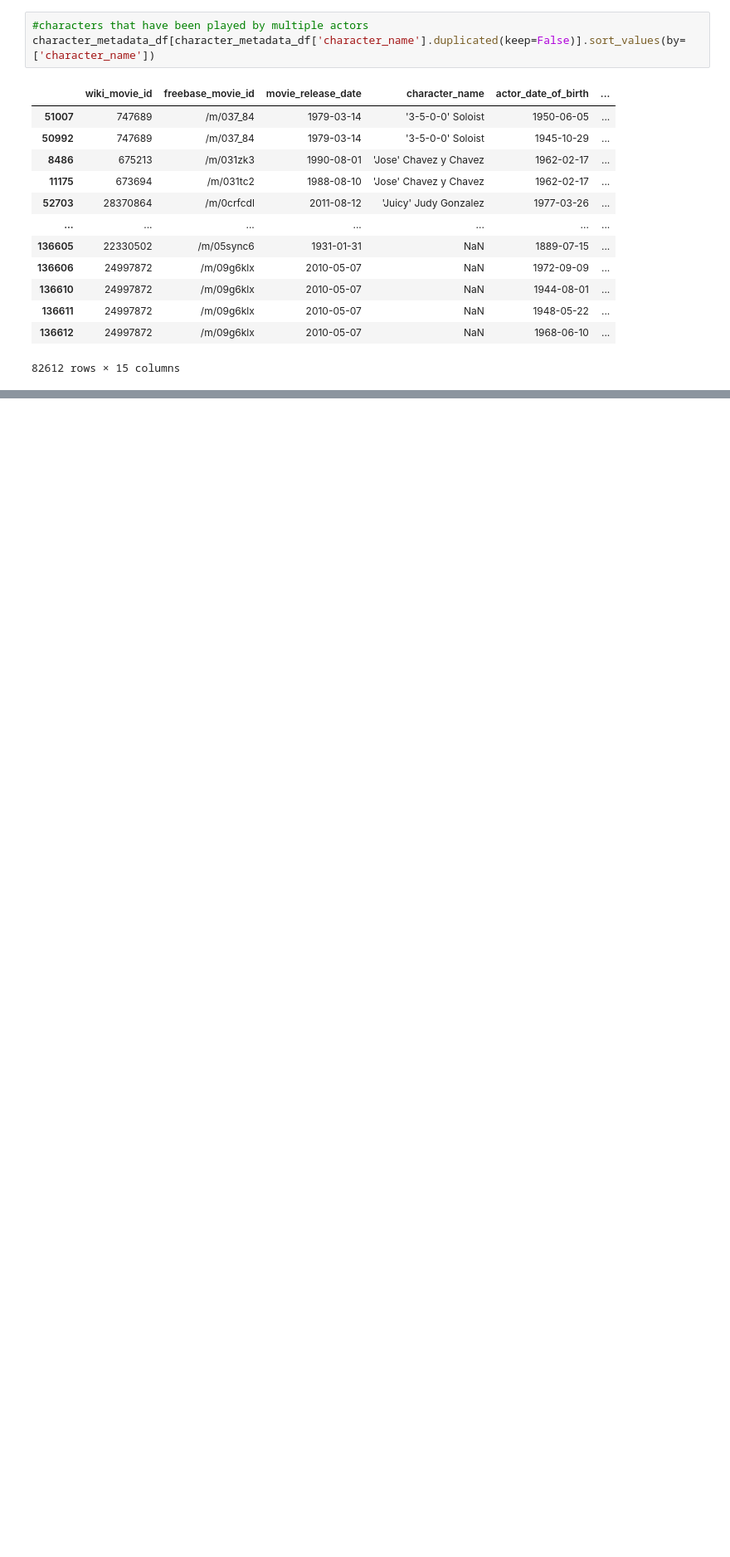
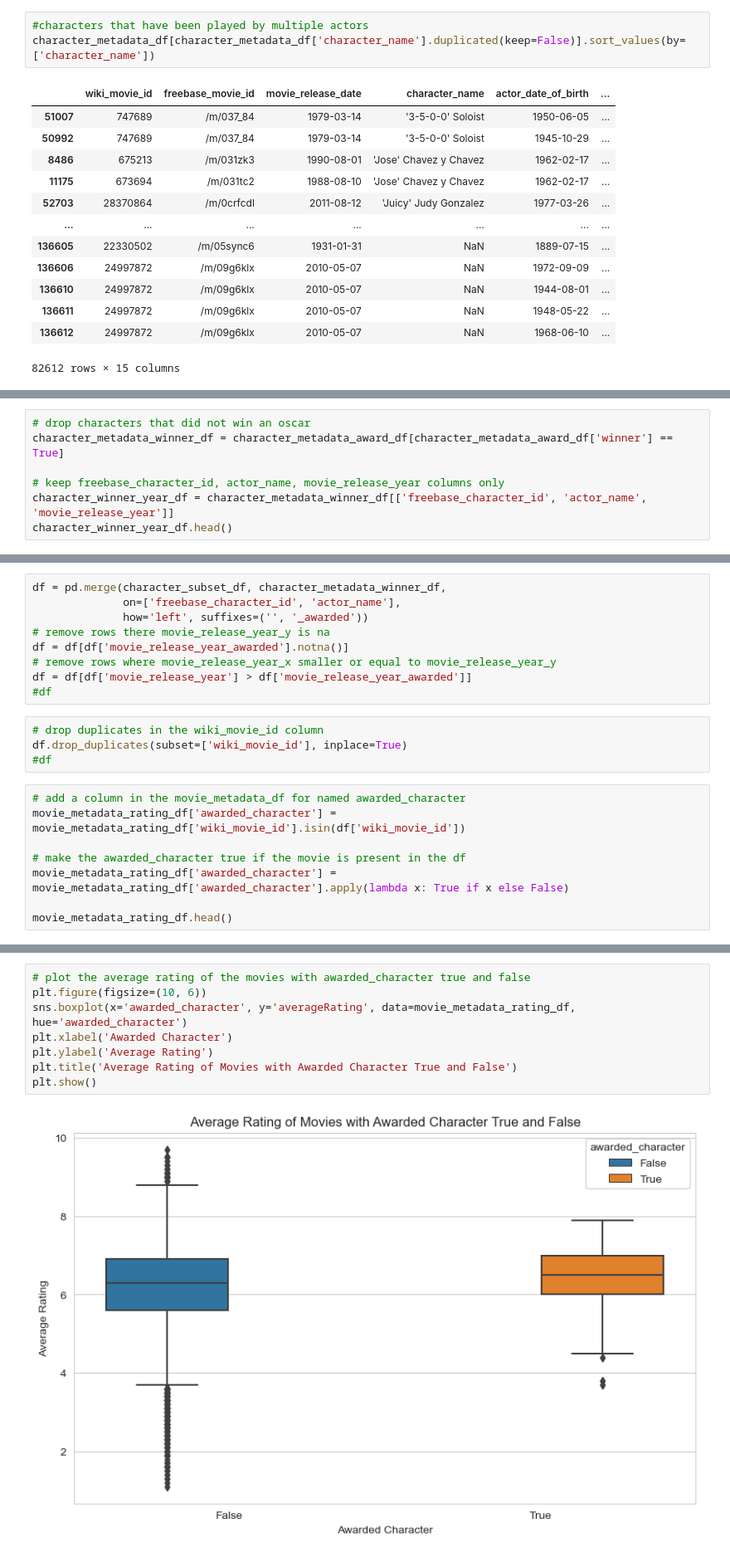
Before and after one commit to epfl-ada/ada-2023-project-adhd2023, a Jupyter notebook: milestone2.ipynb, the cells around one changed output, grey strips where cells are left out. Shown: that part at 83% size. Drawn from its saved outputs; the diff is of its cells as text; blank space fills up the shorter version.

```diff
--- a/milestone2.ipynb
+++ b/milestone2.ipynb
@@ -876,0 +1018,7 @@ character_metadata_df[character_metadata_df['character_name'].duplicated(keep=Fa
+# %%
+# drop characters that did not win an oscar
+character_metadata_winner_df = character_metadata_award_df[character_metadata_award_df['winner'] == True]
+
+# keep freebase_character_id, actor_name, movie_release_year columns only
+character_winner_year_df = character_metadata_winner_df[['freebase_character_id', 'actor_name', 'movie_release_year']]
+character_winner_year_df.head()
@@ -876,0 +1032,21 @@ character_metadata_df[character_metadata_df['character_name'].duplicated(keep=Fa
+# %%
+df = pd.merge(character_subset_df, character_metadata_winner_df,
+              on=['freebase_character_id', 'actor_name'],
+              how='left', suffixes=('', '_awarded'))
+# remove rows there movie_release_year_y is na
+df = df[df['movie_release_year_awarded'].notna()]
+# remove rows where movie_release_year_x smaller or equal to movie_release_year_y
+df = df[df['movie_release_year'] > df['movie_release_year_awarded']]
+#df
+# %%
+# drop duplicates in the wiki_movie_id column
+df.drop_duplicates(subset=['wiki_movie_id'], inplace=True)
+#df
+# %%
+# add a column in the movie_metadata_df for named awarded_character
+movie_metadata_rating_df['awarded_character'] = movie_metadata_rating_df['wiki_movie_id'].isin(df['wiki_movie_id'])
+
+# make the awarded_character true if the movie is present in the df
+movie_metadata_rating_df['awarded_character'] = movie_metadata_rating_df['awarded_character'].apply(lambda x: True if x else False)
+
+movie_metadata_rating_df.head()
@@ -876,0 +1060,10 @@ character_metadata_df[character_metadata_df['character_name'].duplicated(keep=Fa
+# %%
+# plot the average rating of the movies with awarded_character true and false
+plt.figure(figsize=(10, 6))
+sns.boxplot(x='awarded_character', y='averageRating', data=movie_metadata_rating_df, hue='awarded_character')
+plt.xlabel('Awarded Character')
+plt.ylabel('Average Rating')
+plt.title('Average Rating of Movies with Awarded Character True and False')
+plt.show()
+# %% [output]
+[figure, added]
```
Also changed, not shown: parts of 20 cells of this notebook.
